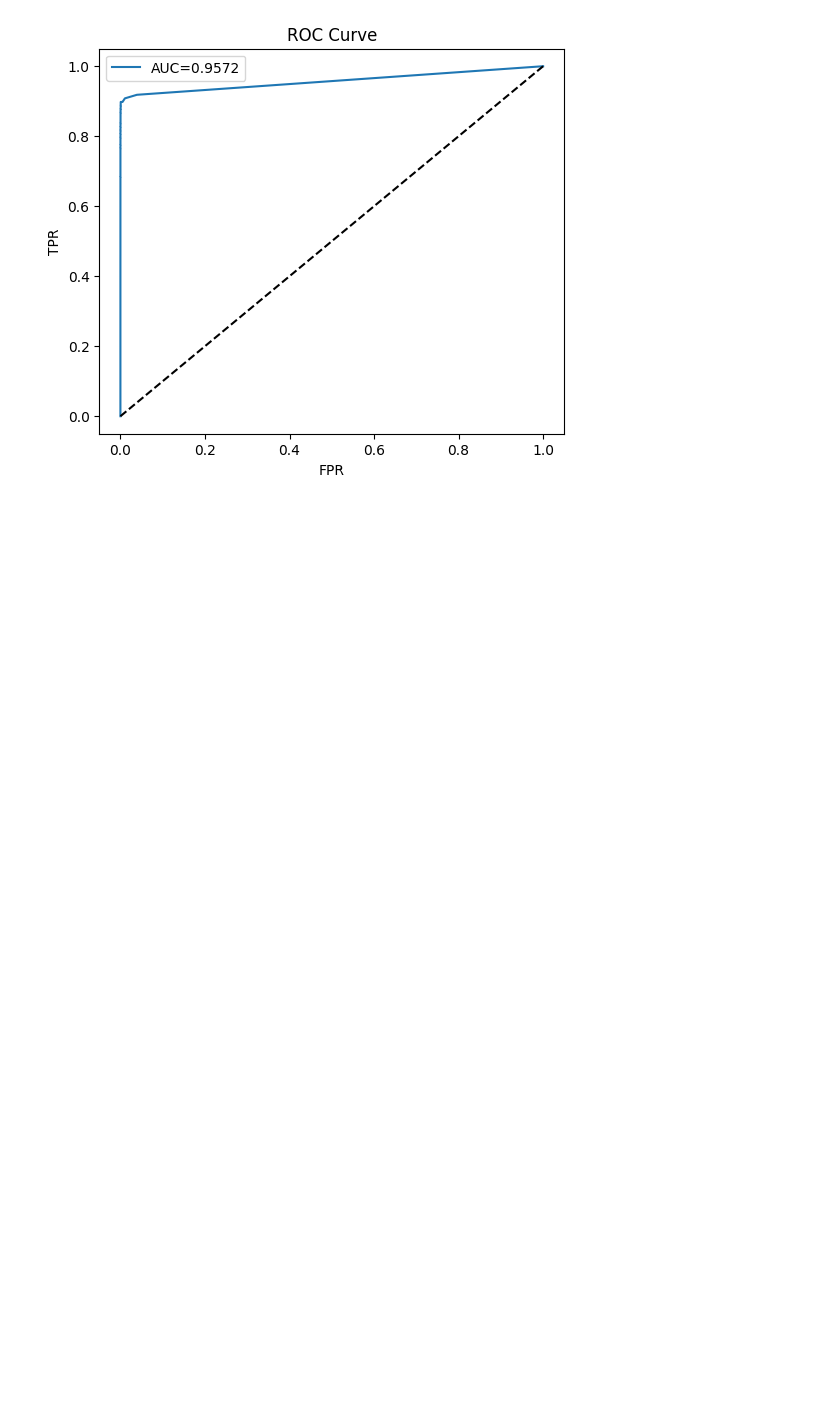
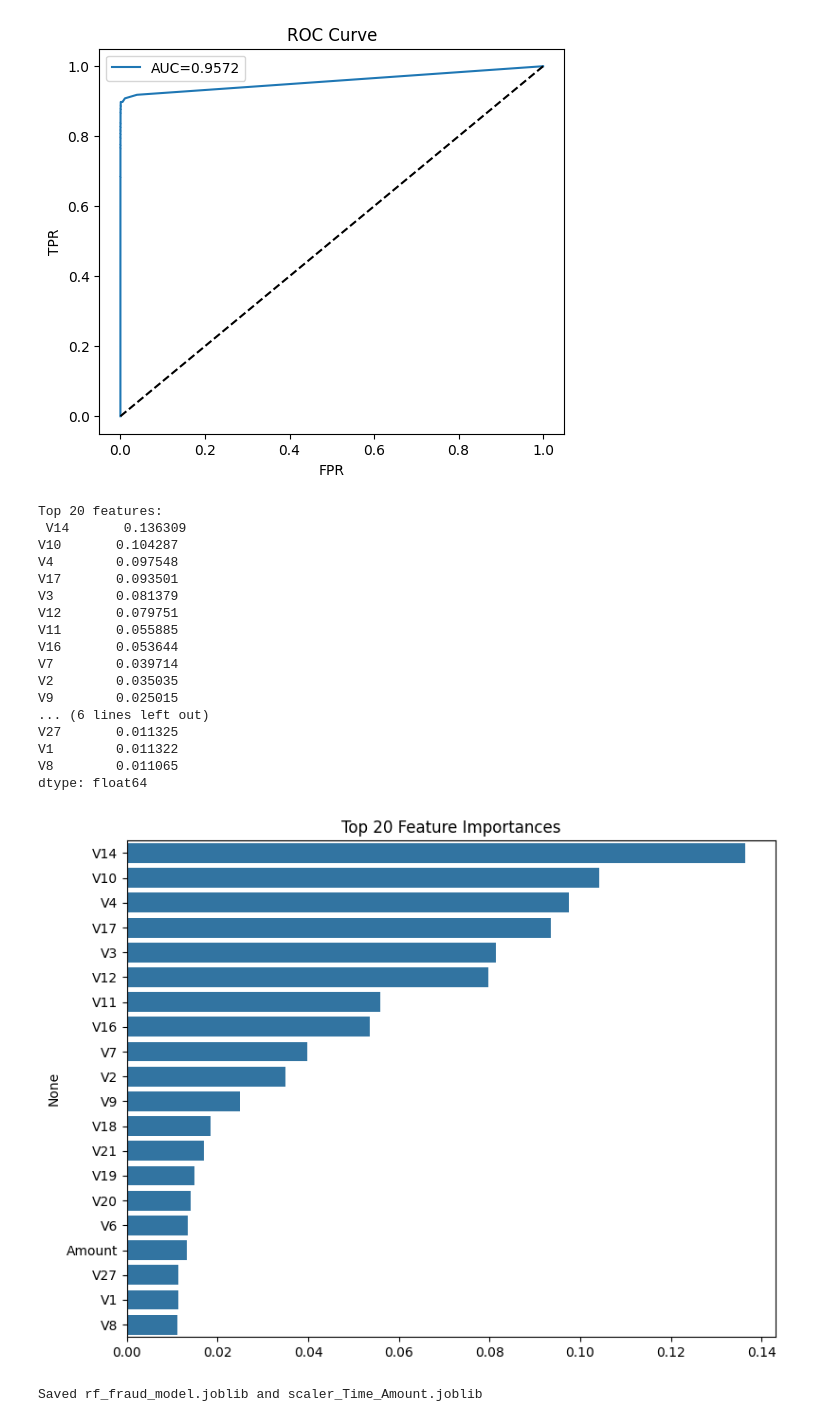
Before and after one commit to Shashwat-Ovhal/credit-card-fraud-detection-behavioral-augmentation, a Jupyter notebook: Notebook/Credit_Card_Fraud__Detection.ipynb, the cells around one changed output. Drawn from its saved outputs; the diff is of its cells as text; code cells hidden in the pictures; blank space fills up the shorter version.

```diff
--- a/Notebook/Credit_Card_Fraud__Detection.ipynb
+++ b/Notebook/Credit_Card_Fraud__Detection.ipynb
@@ -221,3 +221,39 @@ Confusion matrix:
  [   24    74]]
 ROC AUC: 0.9572128953579181
 [figure]
+# %%
+# feature importance + save artifacts
+importances = pd.Series(clf.feature_importances_, index=X.columns).sort_values(ascending=False)
+print("Top 20 features:\n", importances.head(20))
+
+# Plot top 20
+plt.figure(figsize=(8,6))
+sns.barplot(x=importances.head(20).values, y=importances.head(20).index)
+plt.title("Top 20 Feature Importances")
+plt.tight_layout()
+plt.show()
+
+# Save model & scaler
+joblib.dump(clf, "rf_fraud_model.joblib")
+joblib.dump(scaler, "scaler_Time_Amount.joblib")
+print("Saved rf_fraud_model.joblib and scaler_Time_Amount.joblib")
+# %% [output]
+Top 20 features:
+ V14       0.136309
+V10       0.104287
+V4        0.097548
+V17       0.093501
+V3        0.081379
+V12       0.079751
+V11       0.055885
+V16       0.053644
+V7        0.039714
+V2        0.035035
+V9        0.025015
+... (6 lines left out)
+V27       0.011325
+V1        0.011322
+V8        0.011065
+dtype: float64
+[figure, added]
+Saved rf_fraud_model.joblib and scaler_Time_Amount.joblib
```
Also changed, not shown: parts of 2 cells of this notebook, 2 other files.
